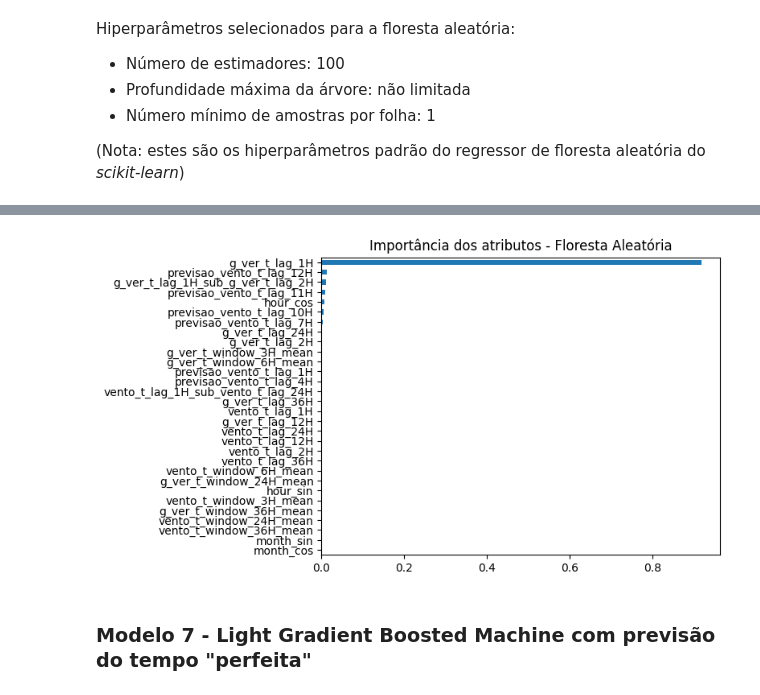
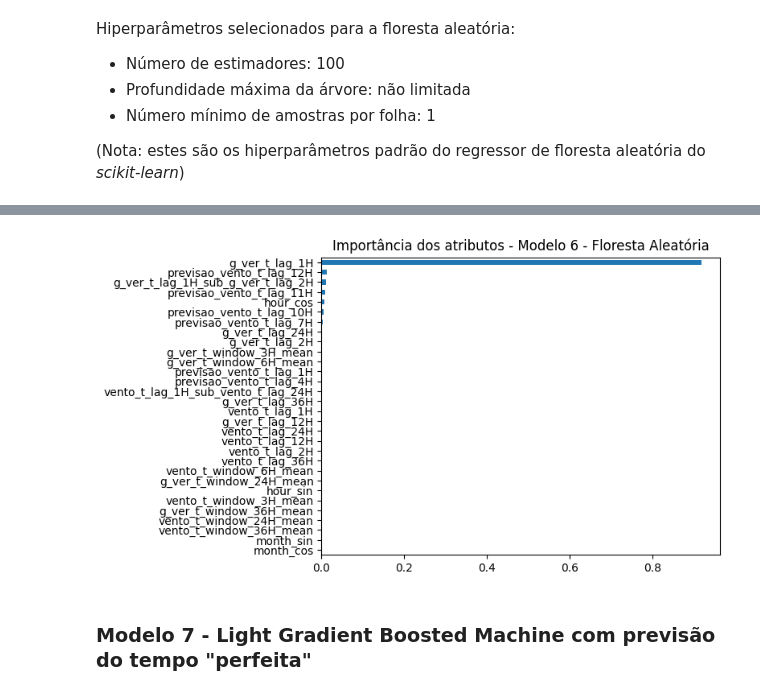
Before and after one commit to AlexandreWNeto/TCC_data_science_PUC_Minas, a Jupyter notebook: Cadernos/009_Previsão de geração com previsão do tempo.ipynb, the cells around one changed output, grey strips where cells are left out. Saved outputs shown, nothing was run; the diff lists cells and outputs as text; code cells hidden in the pictures.

```diff
--- a/Cadernos/009_Previsão de geração com previsão do tempo.ipynb
+++ b/Cadernos/009_Previsão de geração com previsão do tempo.ipynb
@@ -1345,10 +1345,10 @@ Previsão da geração eólica de 36 horas a partir de 2023-10-12
 # %%
 feature_importances = pd.Series(np.abs(model_6.feature_importances_))
 feature_importances.index = X_train_transformed.columns
 feature_importances = feature_importances.sort_values()
-feature_importances.plot.barh(title="Importância dos atributos - Floresta Aleatória");
+feature_importances.plot.barh(title="Importância dos atributos - Modelo 6 - Floresta Aleatória");
 # %% [output]
-[figure, old version]
+[figure, new version]
 # %% [markdown]
 ### Modelo 7 - Light Gradient Boosted Machine com previsão do tempo "perfeita"
 # %% [markdown]
```
Also changed, not shown: parts of 7 cells of this notebook, 1 other file.
